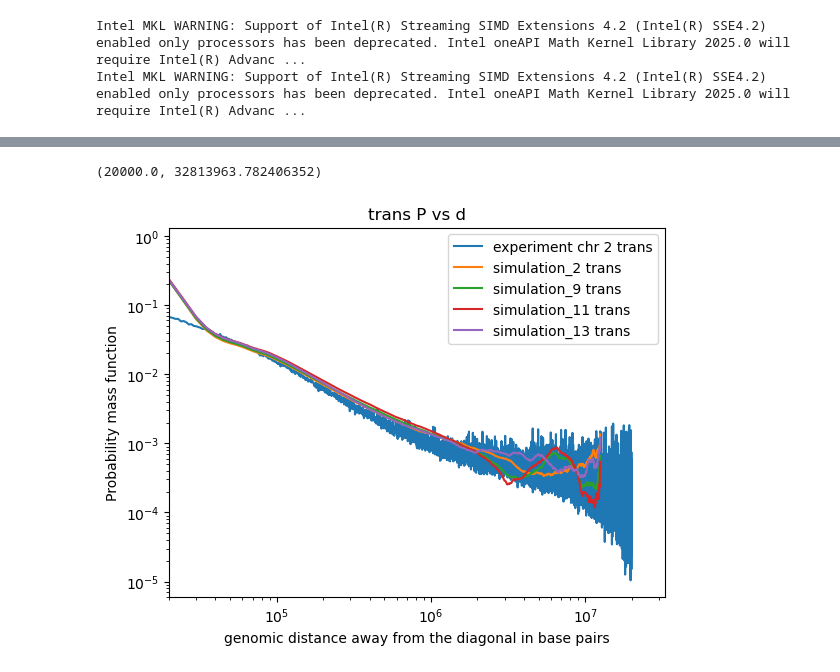
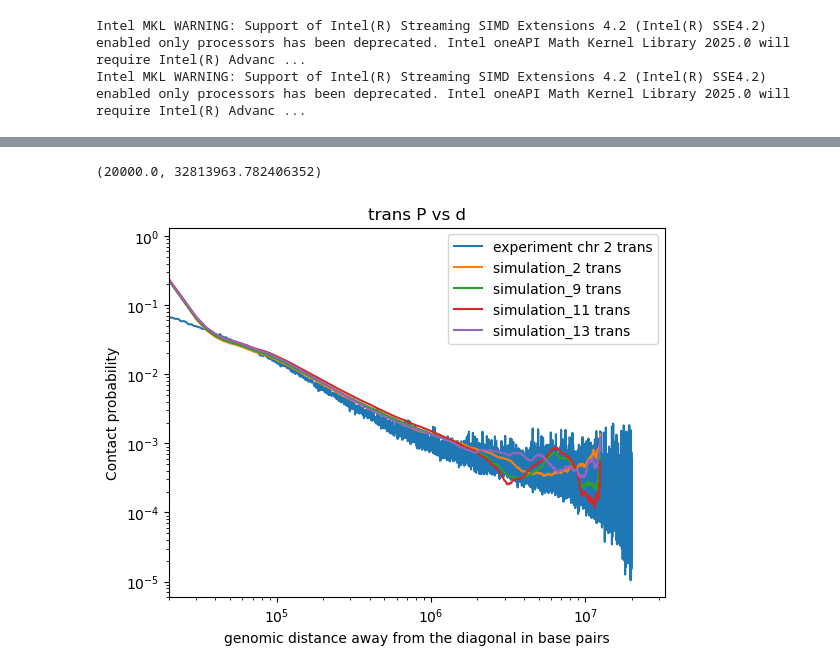
Before and after one commit to DiPierroLab/Douglas, a Jupyter notebook: 6_extra_tools/P_vs_d_experimental_compare_computational.ipynb, the cells around one changed output, grey strips where cells are left out. Saved outputs shown, nothing was run; the diff lists cells and outputs as text; code cells hidden in the pictures.

```diff
--- a/6_extra_tools/P_vs_d_experimental_compare_computational.ipynb
+++ b/6_extra_tools/P_vs_d_experimental_compare_computational.ipynb
@@ -174,26 +185,26 @@ plt.xlim(0,1.5e6)
 # %%
 # TRANS
 # Plot average normalized trans Hi-C contact probability vs genomic distance (in kilobases)
 
 # Plot trans experimental data
 bin_size = 1000 # base pairs (fixed by data)
 plt.plot(bin_size*d_experiment_20000kb, 50*P_trans_experiment, label='experiment chr 2 trans')
 
 # Plot trans simulation data
 bead_size = 5000 # in base pairs; tune to line up the pmfs.
 plt.plot(bead_size*d_simulation_2500beads, P_trans_simulation_2, label='simulation_2 trans')
 plt.plot(bead_size*d_simulation_2500beads, P_trans_simulation_9, label='simulation_9 trans')
 plt.plot(bead_size*d_simulation_2500beads, P_trans_simulation_11, label='simulation_11 trans')
 plt.plot(bead_size*d_simulation_2500beads, P_trans_simulation_13, label='simulation_13 trans')
 
 # Plot settings
 plt.title('trans P vs d')
 plt.legend()
 plt.xlabel('genomic distance away from the diagonal in base pairs')
 plt.xscale('log')
-plt.ylabel('Probability mass function')
+plt.ylabel('Contact probability')
 plt.yscale('log')
 plt.xlim(2e4,)
 # %% [output]
 (20000.0, 32813963.782406352)
-[figure, old version]
+[figure, new version]
```
Also changed, not shown: parts of 4 cells of this notebook, 3 other files.
